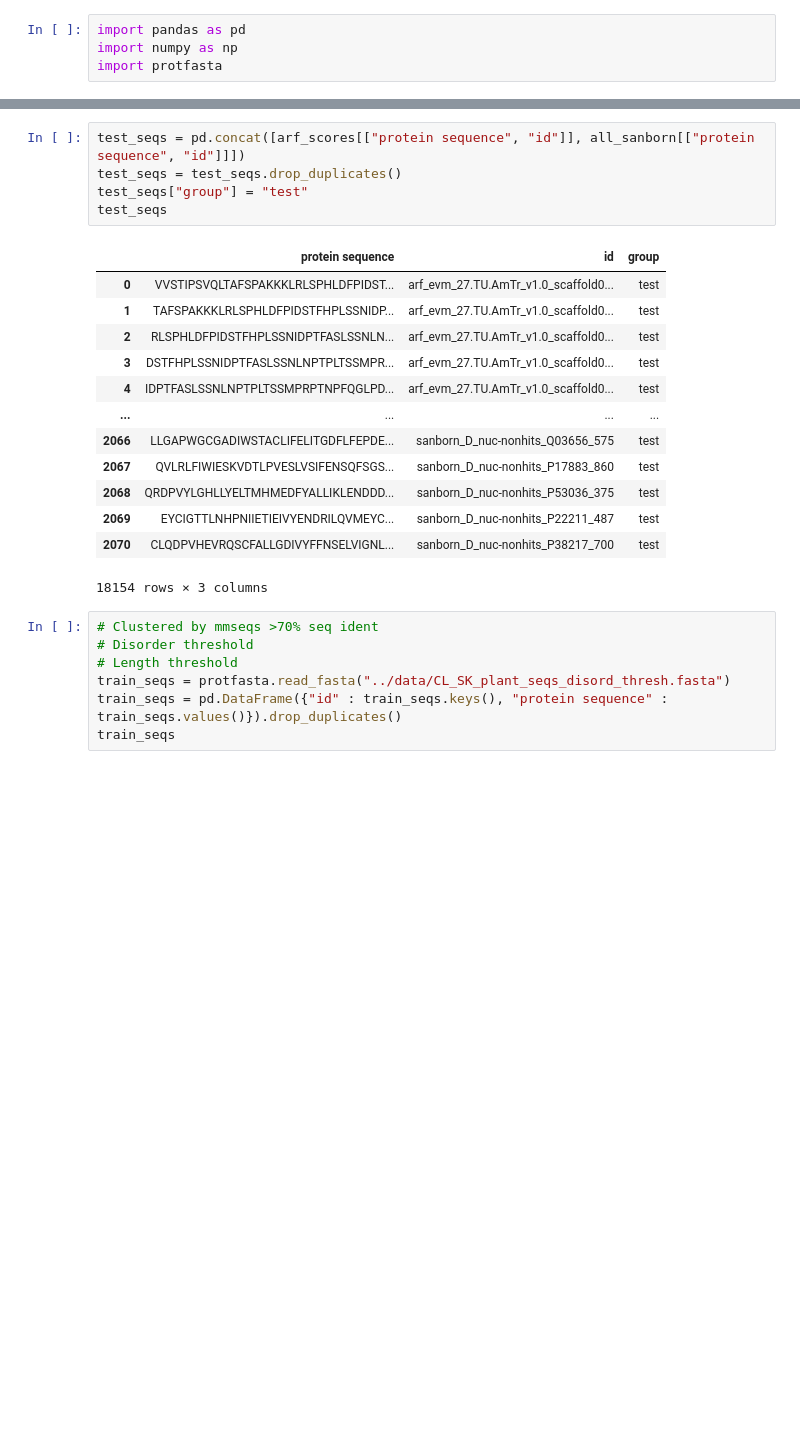
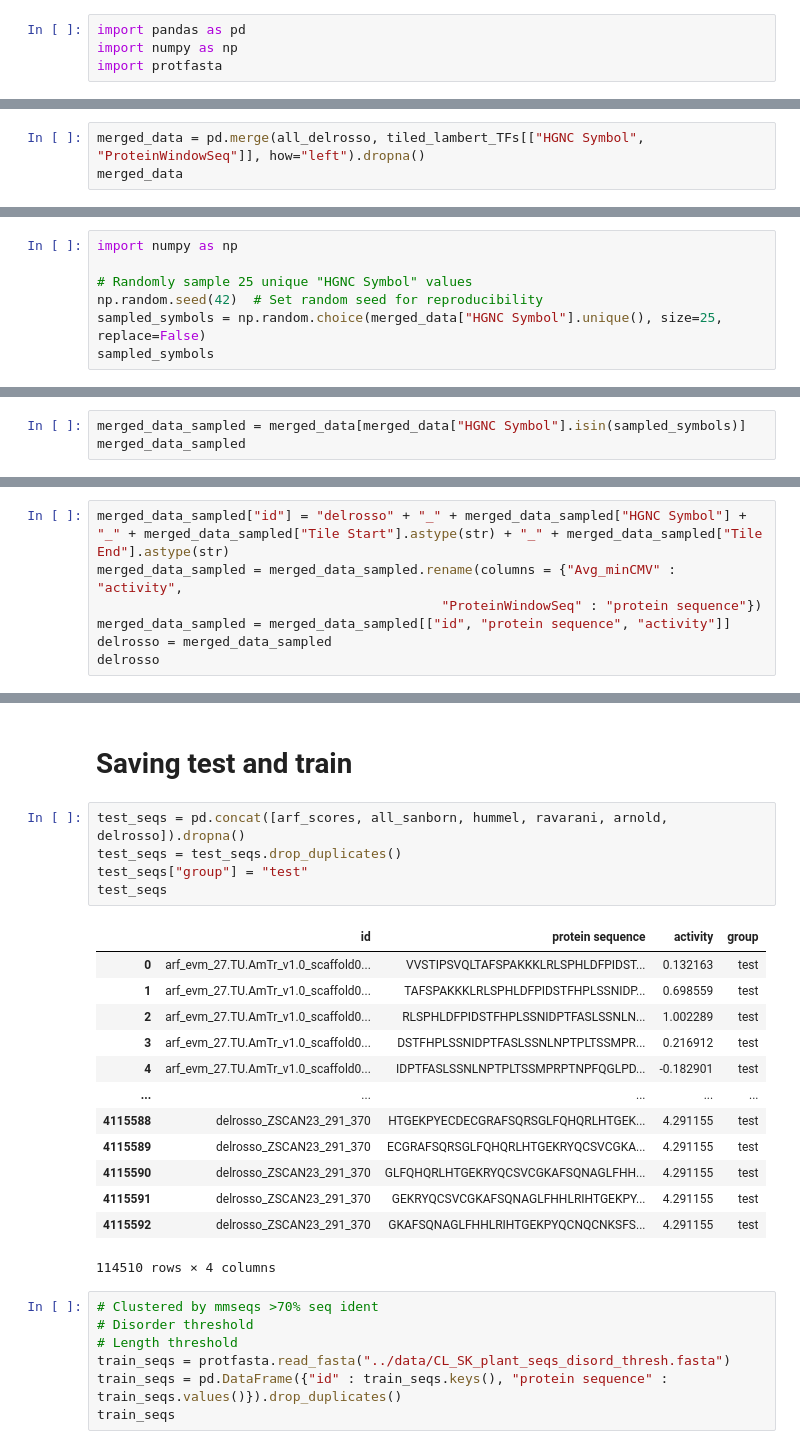
Before and after one commit to sanjanakotha/consensus_AD_predictor, a Jupyter notebook: notebooks/Generating test set.ipynb, the cells around one changed output, grey strips where cells are left out. Drawn from its saved outputs; the diff is of its cells as text; blank space fills up the shorter version.

Commit message:
Train test mmseqs search

```diff
--- a/notebooks/Generating test set.ipynb
+++ b/notebooks/Generating test set.ipynb
@@ -50,0 +249,3 @@ all_sanborn
+# %%
+merged_data = pd.merge(all_delrosso, tiled_lambert_TFs[["HGNC Symbol", "ProteinWindowSeq"]], how="left").dropna()
+merged_data
@@ -50,0 +271,7 @@ all_sanborn
+# %%
+import numpy as np
+
+# Randomly sample 25 unique "HGNC Symbol" values
+np.random.seed(42)  # Set random seed for reproducibility
+sampled_symbols = np.random.choice(merged_data["HGNC Symbol"].unique(), size=25, replace=False)
+sampled_symbols
@@ -50,0 +283,3 @@ all_sanborn
+# %%
+merged_data_sampled = merged_data[merged_data["HGNC Symbol"].isin(sampled_symbols)]
+merged_data_sampled
@@ -50,0 +300,7 @@ all_sanborn
+# %%
+merged_data_sampled["id"] = "delrosso" + "_" + merged_data_sampled["HGNC Symbol"] + "_" + merged_data_sampled["Tile Start"].astype(str) + "_" + merged_data_sampled["Tile End"].astype(str)
+merged_data_sampled = merged_data_sampled.rename(columns = {"Avg_minCMV" : "activity",
+                                            "ProteinWindowSeq" : "protein sequence"})
+merged_data_sampled = merged_data_sampled[["id", "protein sequence", "activity"]]
+delrosso = merged_data_sampled
+delrosso
@@ -51,22 +321,24 @@ all_sanborn
+# %% [markdown]
+# Saving test and train
 # %%
-test_seqs = pd.concat([arf_scores[["protein sequence", "id"]], all_sanborn[["protein sequence", "id"]]])
+test_seqs = pd.concat([arf_scores, all_sanborn, hummel, ravarani, arnold, delrosso]).dropna()
 test_seqs = test_seqs.drop_duplicates()
 test_seqs["group"] = "test"
 test_seqs
 # %% [output]
-|  | protein sequence | id | group |
-| 0 | VVSTIPSVQLTAFSPAKKKLRLSPHLDFPIDST... | arf_evm_27.TU.AmTr_v1.0_scaffold0... | test |
-| 1 | TAFSPAKKKLRLSPHLDFPIDSTFHPLSSNIDP... | arf_evm_27.TU.AmTr_v1.0_scaffold0... | test |
-| 2 | RLSPHLDFPIDSTFHPLSSNIDPTFASLSSNLN... | arf_evm_27.TU.AmTr_v1.0_scaffold0... | test |
-| 3 | DSTFHPLSSNIDPTFASLSSNLNPTPLTSSMPR... | arf_evm_27.TU.AmTr_v1.0_scaffold0... | test |
-| 4 | IDPTFASLSSNLNPTPLTSSMPRPTNPFQGLPD... | arf_evm_27.TU.AmTr_v1.0_scaffold0... | test |
-| ... | ... | ... | ... |
-| 2066 | LLGAPWGCGADIWSTACLIFELITGDFLFEPDE... | sanborn_D_nuc-nonhits_Q03656_575 | test |
-| 2067 | QVLRLFIWIESKVDTLPVESLVSIFENSQFSGS... | sanborn_D_nuc-nonhits_P17883_860 | test |
-| 2068 | QRDPVYLGHLLYELTMHMEDFYALLIKLENDDD... | sanborn_D_nuc-nonhits_P53036_375 | test |
-| 2069 | EYCIGTTLNHPNIIETIEIVYENDRILQVMEYC... | sanborn_D_nuc-nonhits_P22211_487 | test |
-| 2070 | CLQDPVHEVRQSCFALLGDIVYFFNSELVIGNL... | sanborn_D_nuc-nonhits_P38217_700 | test |
+|  | id | protein sequence | activity | group |
+| 0 | arf_evm_27.TU.AmTr_v1.0_scaffold0... | VVSTIPSVQLTAFSPAKKKLRLSPHLDFPIDST... | 0.132163 | test |
+| 1 | arf_evm_27.TU.AmTr_v1.0_scaffold0... | TAFSPAKKKLRLSPHLDFPIDSTFHPLSSNIDP... | 0.698559 | test |
+| 2 | arf_evm_27.TU.AmTr_v1.0_scaffold0... | RLSPHLDFPIDSTFHPLSSNIDPTFASLSSNLN... | 1.002289 | test |
+| 3 | arf_evm_27.TU.AmTr_v1.0_scaffold0... | DSTFHPLSSNIDPTFASLSSNLNPTPLTSSMPR... | 0.216912 | test |
+| 4 | arf_evm_27.TU.AmTr_v1.0_scaffold0... | IDPTFASLSSNLNPTPLTSSMPRPTNPFQGLPD... | -0.182901 | test |
+| ... | ... | ... | ... | ... |
+| 4115588 | delrosso_ZSCAN23_291_370 | HTGEKPYECDECGRAFSQRSGLFQHQRLHTGEK... | 4.291155 | test |
+| 4115589 | delrosso_ZSCAN23_291_370 | ECGRAFSQRSGLFQHQRLHTGEKRYQCSVCGKA... | 4.291155 | test |
+| 4115590 | delrosso_ZSCAN23_291_370 | GLFQHQRLHTGEKRYQCSVCGKAFSQNAGLFHH... | 4.291155 | test |
+| 4115591 | delrosso_ZSCAN23_291_370 | GEKRYQCSVCGKAFSQNAGLFHHLRIHTGEKPY... | 4.291155 | test |
+| 4115592 | delrosso_ZSCAN23_291_370 | GKAFSQNAGLFHHLRIHTGEKPYQCNQCNKSFS... | 4.291155 | test |
-18154 rows × 3 columns
+114510 rows × 4 columns
 # %%
 # Clustered by mmseqs >70% seq ident
 # Disorder threshold
```
Also changed, not shown: parts of 55 cells of this notebook, 11 other files.
